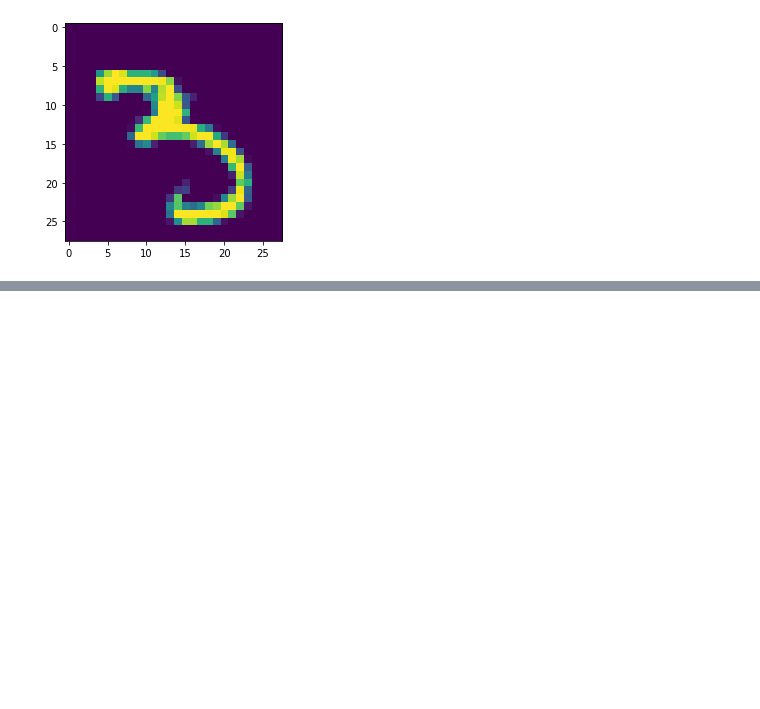
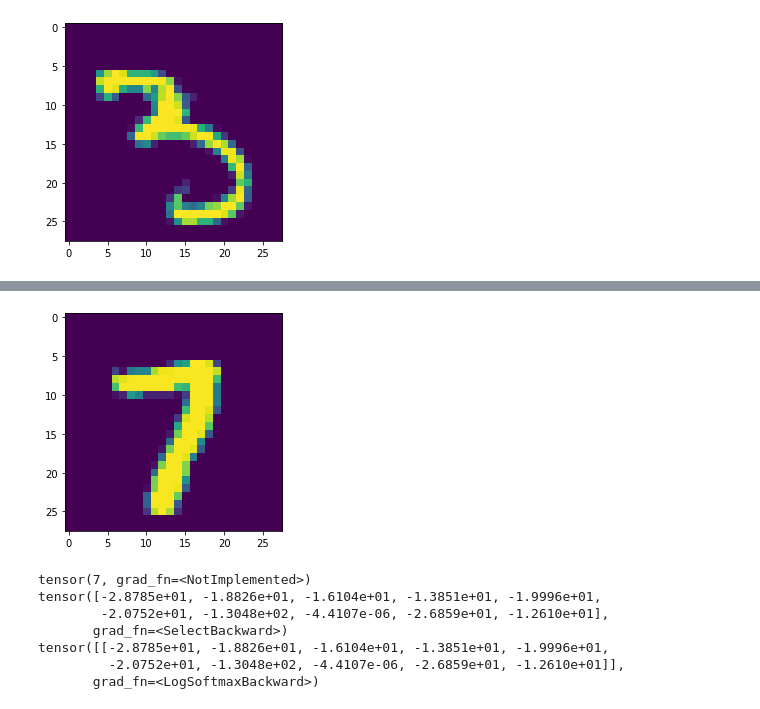
Before and after one commit to neilkazimierzsheridan/pytorchbasics1, a Jupyter notebook: Untitled0.ipynb, the cells around one changed output, grey strips where cells are left out. Cells and saved outputs as stored; diff of their text form; code cells hidden in the pictures; blank space fills up the shorter version.

```diff
--- a/Untitled0.ipynb
+++ b/Untitled0.ipynb
@@ -90,0 +164,14 @@ plt.show()
+# %%
+import torch.optim as optim
+loss_function = nn.CrossEntropyLoss()
+optimizer = optim.Adam(net.parameters(), lr=0.01)
+# %%
+for epoch in range(3): # 3 epochs i.e. passes over data
+  for data in trainset:
+    X, y = data # X is batch of features, y is batch of targets
+    net.zero_grad() #set gradients to 0 before loss calc
+    output = net(X.view(-1, 784)) # pass in reshaped batch
+    loss = F.nll_loss(output,y) # calculate and get loss value
+    loss.backward() # apply loss backwards
+    optimizer.step() # optimize weights to account for loss/gradients
+  print(loss) #aim for it to decline with each epoch!
@@ -90,0 +182,16 @@ plt.show()
+# %%
+#How is it working after optimizing weights? To find out, iterate over the test set
+correct = 0
+total = 0
+
+with torch.no_grad():
+  for data in testset:
+    X, y = data
+    output = net(X.view(-1, 784))
+    print(output)
+    for idx, i in enumerate(output):
+      print(torch.argmax(i), y[idx])
+      if torch.argmax(i) == y[idx]:
+        correct += 1
+      total +=1
+print("Accuracy: ", round(correct/total, 3))
@@ -90,0 +216,24 @@ plt.show()
+# %%
+#Lets see what some of the digits are predicted as!
+
+plt.imshow(X[0].view(28,28)) #so this 0 one
+plt.show()
+
+print(torch.argmax(net(X[0].view(-1, 784))[0])) #784 as in 28*28
+
+#show all the tensor values for this image
+a_featureset = X[0]
+reshaped_for_network = a_featureset.view(-1,784)
+output = net(reshaped_for_network) #all the predictions
+first_pred = output[0]
+print(first_pred)
+print(output)
+# %% [output]
+[figure, added]
+tensor(7, grad_fn=<NotImplemented>)
+tensor([-2.8785e+01, -1.8826e+01, -1.6104e+01, -1.3851e+01, -1.9996e+01,
+        -2.0752e+01, -1.3048e+02, -4.4107e-06, -2.6859e+01, -1.2610e+01],
+       grad_fn=<SelectBackward>)
+tensor([[-2.8785e+01, -1.8826e+01, -1.6104e+01, -1.3851e+01, -1.9996e+01,
+         -2.0752e+01, -1.3048e+02, -4.4107e-06, -2.6859e+01, -1.2610e+01]],
+       grad_fn=<LogSoftmaxBackward>)
```
Also changed, not shown: parts of 9 cells of this notebook.
